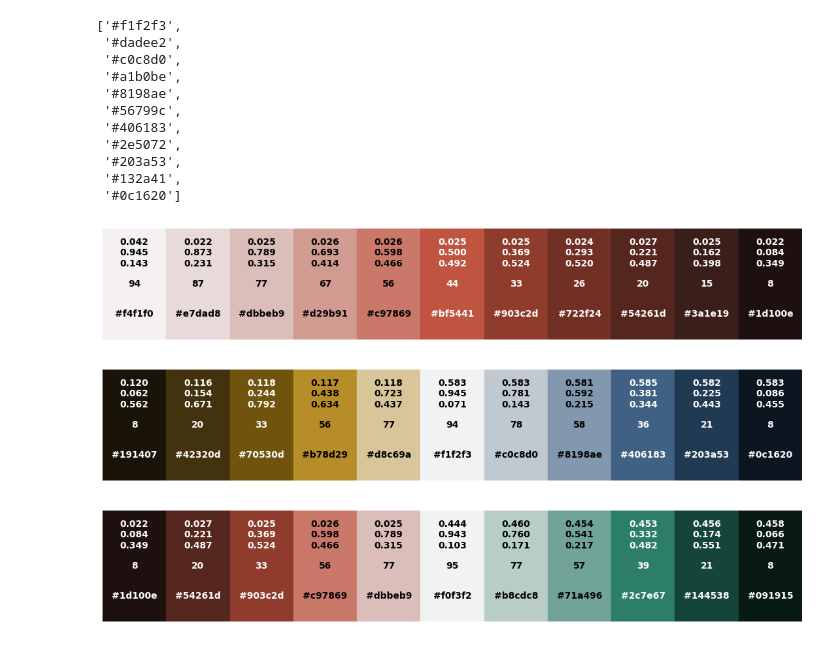
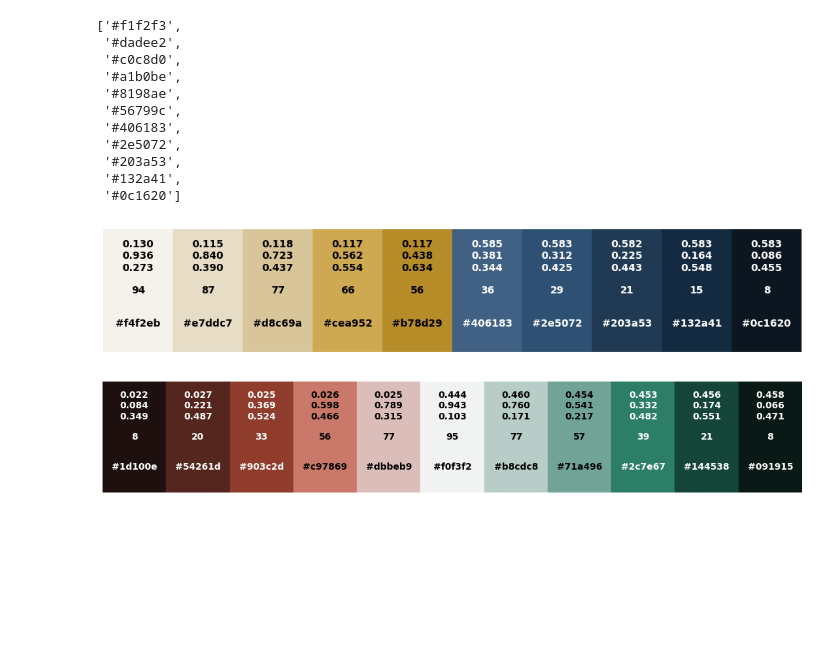
Before and after one commit to morpc/morpc-py, a Jupyter notebook: docs/morpc-color-demo.ipynb, the cells around one changed output. Drawn from its saved outputs; the diff is of its cells as text; code cells hidden in the pictures; blank space fills up the shorter version.

Commit message:
corrections for colors and demo

```diff
--- a/docs/morpc-color-demo.ipynb
+++ b/docs/morpc-color-demo.ipynb
@@ -31,14 +30,10 @@ morpc.get_colors().SEQ().hex_list
  '#132a41',
  '#0c1620']
 # %%
-morpc.color.plot_from_hex_list(morpc.get_colors().SEQ('rose').hex_list)
+morpc.color.plot_from_hex_list(morpc.get_colors().SEQ2(['gold', 'darkblue']).hex_list)
 # %% [output]
-[figure, old version]
+[figure, new version]
 # %%
-morpc.color.plot_from_hex_list(morpc.get_colors.DIV['gold_darkblue'])
+morpc.color.plot_from_hex_list(morpc.get_colors().DIV(['rose','darkgreen']).hex_list)
 # %% [output]
-[figure, old version]
+[figure, new version]
-# %%
-morpc.color.plot_from_hex_list(morpc.color.DIV['rose_darkgreen'])
-# %% [output]
-[figure, removed]
```
Also changed, not shown: parts of 13 cells of this notebook, 1 other file.
